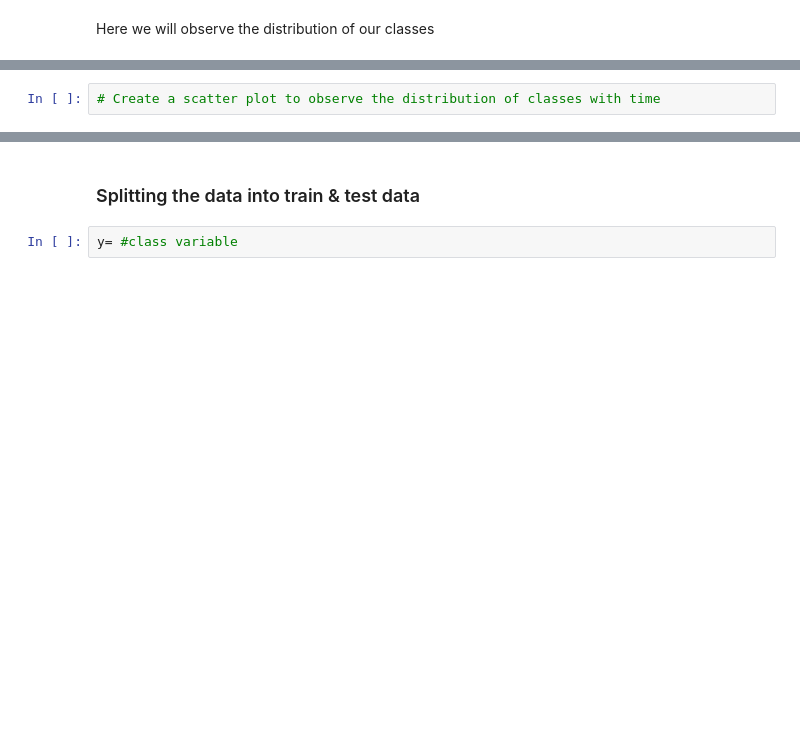
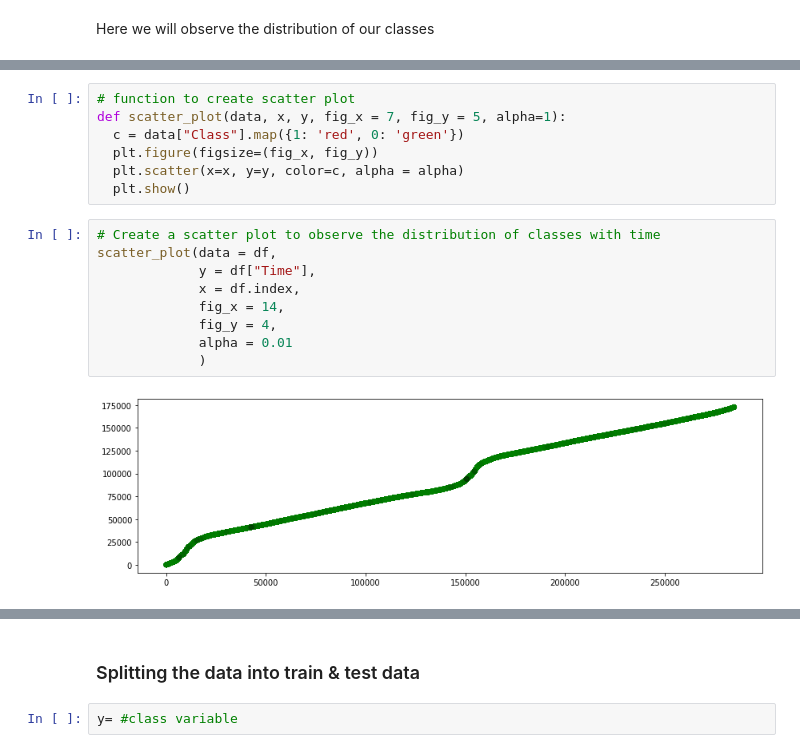
Before and after one commit to rsubho/Capstone-Project, a Jupyter notebook: Credit_card_fraud_detection.ipynb, the cells around one changed output, grey strips where cells are left out. Drawn from its saved outputs; the diff is of its cells as text; blank space fills up the shorter version.

```diff
--- a/Credit_card_fraud_detection.ipynb
+++ b/Credit_card_fraud_detection.ipynb
@@ -40,4 +121,20 @@ fraud_share=classes[1]/df['Class'].count()*100
+# %%
+# function to create scatter plot
+def scatter_plot(data, x, y, fig_x = 7, fig_y = 5, alpha=1):
+  c = data["Class"].map({1: 'red', 0: 'green'})
+  plt.figure(figsize=(fig_x, fig_y))
+  plt.scatter(x=x, y=y, color=c, alpha = alpha)
+  plt.show()
 # %%
 # Create a scatter plot to observe the distribution of classes with time
+scatter_plot(data = df,
+             y = df["Time"],
+             x = df.index,
+             fig_x = 14,
+             fig_y = 4,
+             alpha = 0.01
+             )
+# %% [output]
+[figure, added]
 # %%
 # Create a scatter plot to observe the distribution of classes with Amount
```
Also changed, not shown: parts of 11 cells of this notebook.
